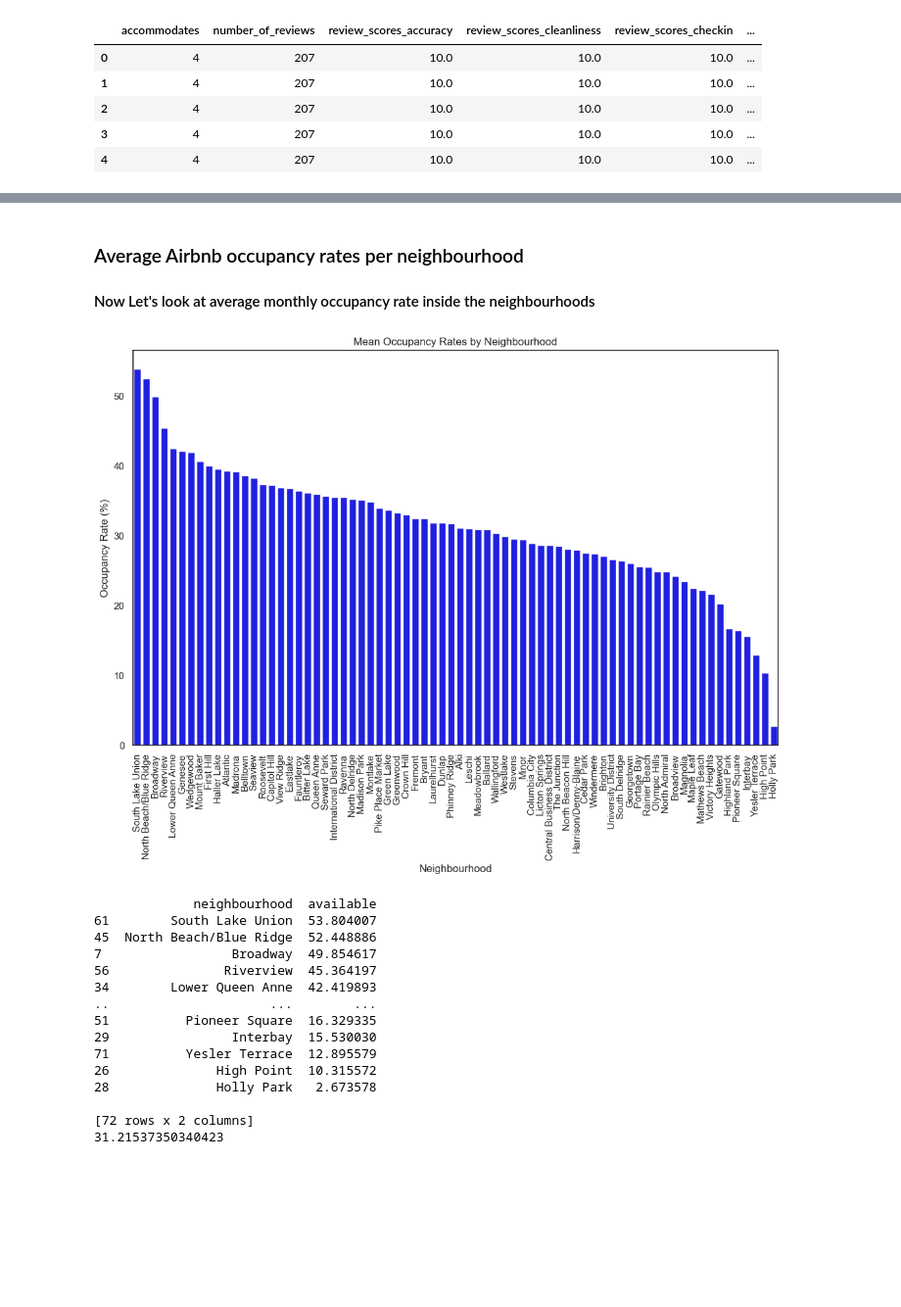
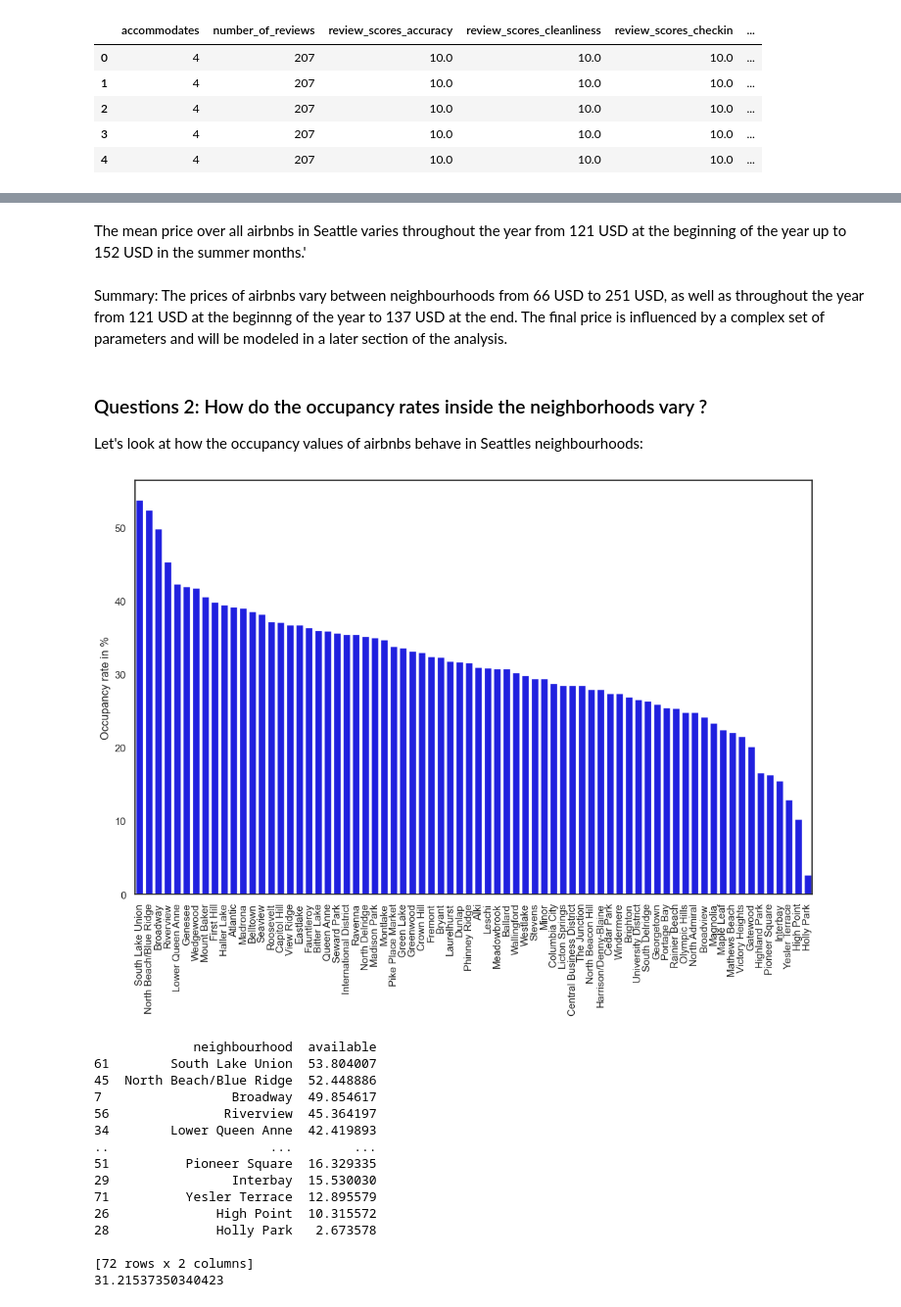
Before and after one commit to Sav019/airbnb-project-udacity, a Jupyter notebook: airbnb-project.ipynb, the cells around one changed output, grey strips where cells are left out. Shown at 98% size. Drawn from its saved outputs; the diff is of its cells as text; code cells hidden in the pictures; blank space fills up the shorter version.

Commit message:
Adjusted the project according to the tipps the Udacity corrector gave me

```diff
--- a/airbnb-project.ipynb
+++ b/airbnb-project.ipynb
@@ -118,0 +256,14 @@ for neighbourhood in excl_neighbourhoods:
+# %%
+# Dropping the values according to the analysis above:
+df_new["security_deposit"] = df_new["security_deposit"].fillna(0)
+df_new["cleaning_fee"] = df_new["cleaning_fee"].fillna(0)
+
+df_model = df_new.dropna(subset=["price", "neighbourhood"], axis=0)
+
+# Calculate the mean of the "review_scores_value" column and fill NaN-values with mean:
+mean_review_scores_value = df_model["review_scores_value"].mean()
+df_model.loc[:, "review_scores_value"] = df_model["review_scores_value"].fillna(mean_review_scores_value)
+
+df_model = df_new.dropna(subset=["price", "neighbourhood"], axis=0)
+df_model = df_model.drop(["review_scores_accuracy", "review_scores_cleanliness", "review_scores_checkin", "review_scores_communication", "review_scores_location", "minimum_nights", "maximum_nights", "host_response_rate", "host_acceptance_rate", "host_is_superhost", "date", "available", "listing_id"], axis=1)
+df_model = df_model.dropna()
@@ -152,35 +389,37 @@ print(df_neighbourhood_prices["price"].mean())
+# %% [markdown]
+The mean price over all airbnbs in Seattle varies throughout the year from 121 USD at the beginning of the year up to 152 USD in the summer months.'
+# %% [markdown]
+Summary: The prices of airbnbs vary between neighbourhoods from 66 USD to 251 USD, as well as throughout the year from 121 USD at the beginnng of the year to 137 USD at the end. The final price is influenced by a complex set of parameters and will be modeled in a later section of the analysis.
 # %% [markdown]
-### Average Airbnb occupancy rates per neighbourhood
-#### Now Let's look at average monthly occupancy rate inside the neighbourhoods
+### Questions 2: How do the occupancy rates inside the neighborhoods vary ?
+Let's look at how the occupancy values of airbnbs behave in Seattles neighbourhoods:
 # %%
 # Calculate the mean occupancy rate per neighbourhood
-df_monthly_occup_ratio = (
+df_occup_ratio = (
     df_new
     .groupby(["neighbourhood", pd.Grouper(key="date", freq="M")])["available"]
     .apply(lambda x: (1 - (x == "t").sum() / len(x)) * 100)
     .reset_index()
 )
 
 # Group and sort the values
-df_neighbourhood_occup = df_monthly_occup_ratio.groupby("neighbourhood")["available"].mean().reset_index()
+df_neighbourhood_occup = df_occup_ratio.groupby("neighbourhood")["available"].mean().reset_index()
 df_neighbourhood_occup = df_neighbourhood_occup.sort_values(by="available", ascending=False)
 
 # Create the plot
 sns.set_theme(style="white", rc={"figure.figsize":(13,8)})
 fig, ax = plt.subplots()
 neighbourhood_occup = sns.barplot(x="neighbourhood", y="available", data=df_neighbourhood_occup, color="blue", ax=ax)
 ax.set_axisbelow(True)
 ax.grid(False)
 neighbourhood_occup.set_xticklabels(neighbourhood_occup.get_xticklabels(), rotation=90)
-ax.set_title("Mean Occupancy Rates by Neighbourhood")
-ax.set_xlabel("Neighbourhood")
-ax.set_ylabel("Occupancy Rate (%)")
+ax.set(xlabel="", ylabel="Occupancy rate in %")
 plt.show()
 
 print(df_neighbourhood_occup)
 print(df_neighbourhood_occup["available"].mean())
 # %% [output]
-[figure, old version]
+[figure, new version]
              neighbourhood  available
 61        South Lake Union  53.804007
 45  North Beach/Blue Ridge  52.448886
```
Also changed, not shown: parts of 51 cells of this notebook, 1 other file.
